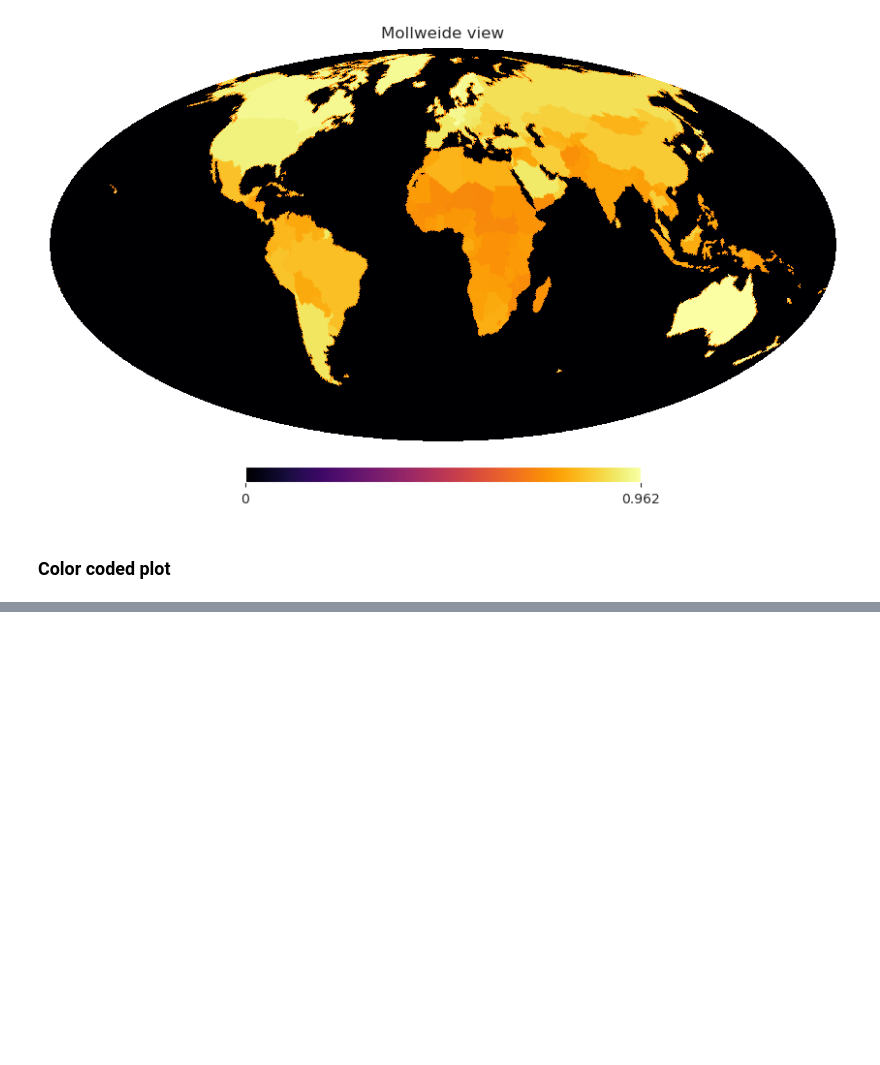
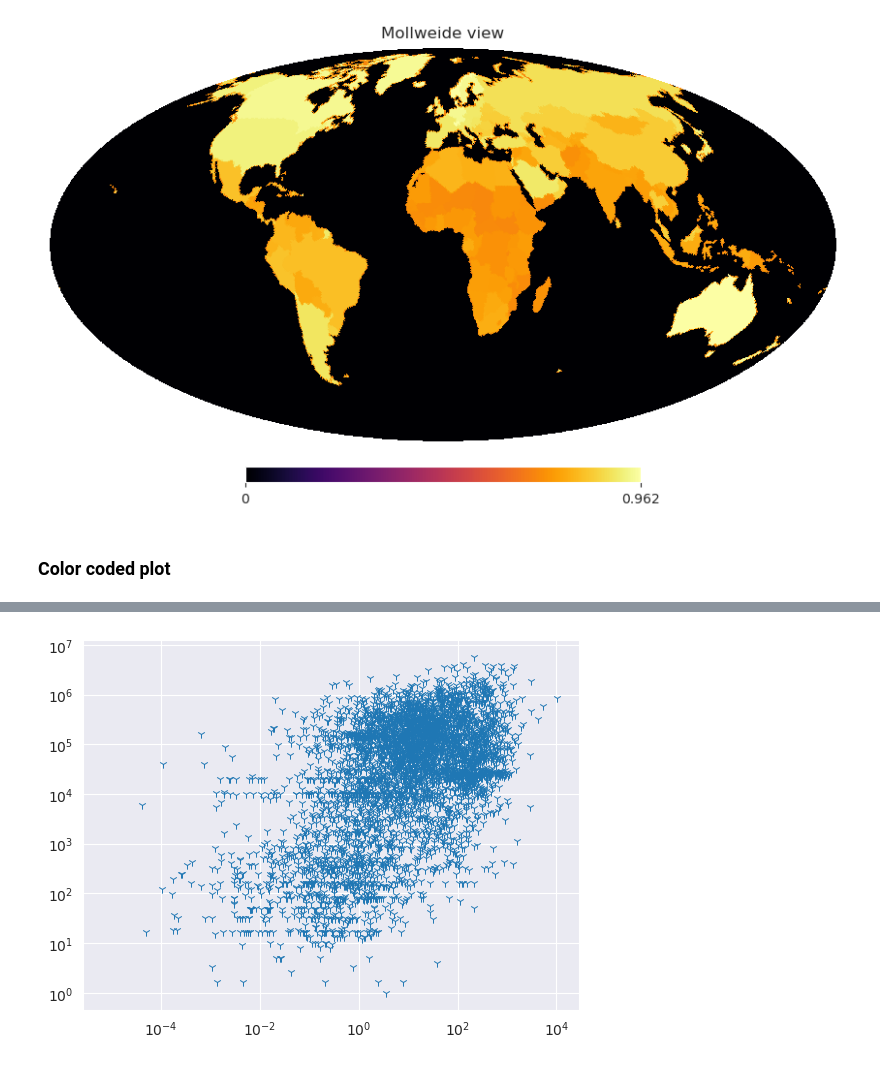
Before and after one commit to Bharatcs/rfi, a Jupyter notebook: Project/Stat_model_STARFIRE.ipynb, the cells around one changed output, grey strips where cells are left out. Drawn from its saved outputs; the diff is of its cells as text; code cells hidden in the pictures; blank space fills up the shorter version.

```diff
--- a/Project/Stat_model_STARFIRE.ipynb
+++ b/Project/Stat_model_STARFIRE.ipynb
@@ -162,0 +162,8 @@ plt.show()
+# %%
+x=healpix_map*HDI_map
+y=Tx_pow_128
+plt.scatter(x,y,marker='1',linewidths=0.7)
+plt.xscale('log')
+plt.yscale('log')
+# %% [output]
+[figure, added]
```
Also changed, not shown: parts of 6 cells of this notebook, 2 other files.
